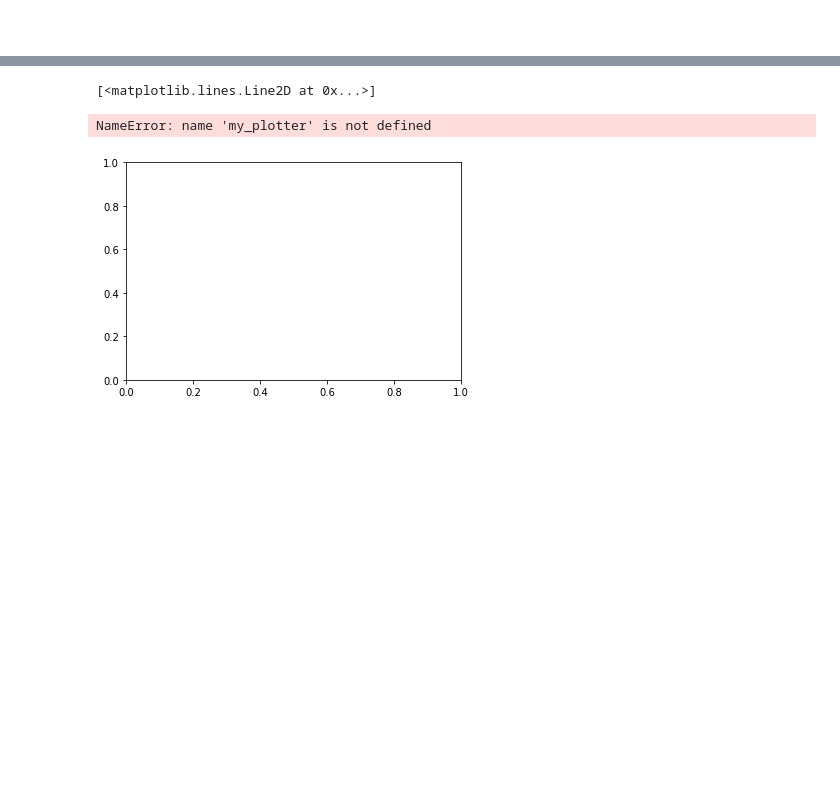
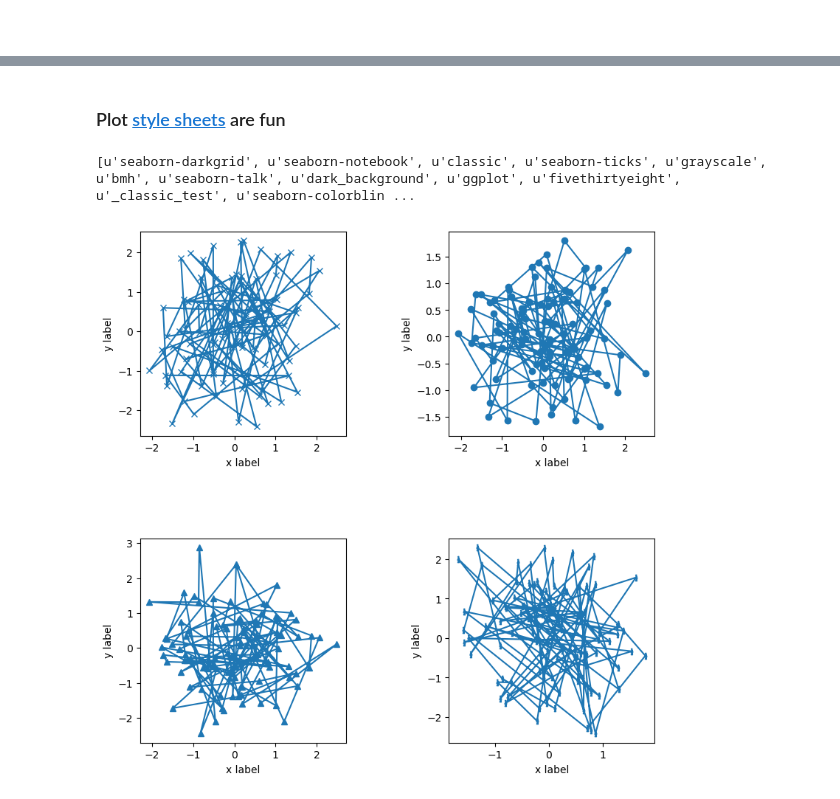
Before and after one commit to kamuda1/THW-Presentations, a Jupyter notebook: data-visualization/Matplotlib Best Practices.ipynb, the cells around one changed output, grey strips where cells are left out. Saved outputs shown, nothing was run; the diff lists cells and outputs as text; code cells hidden in the pictures; blank space fills up the shorter version.

```diff
--- a/data-visualization/Matplotlib Best Practices.ipynb
+++ b/data-visualization/Matplotlib Best Practices.ipynb
@@ -146,17 +175,17 @@ fig.savefig('foo.png')
 # %%
-def my_plotter(ax, data1, data2, param_dict):
+def my_ax_plotter(ax, data_x, data_y, param_dict={}):
     """
-    A helper function to make a graph
+    A helper function to plot on axes
 
     Parameters
     ----------
     ax : Axes
         The axes to draw to
 
-    data1 : array
+    data_x : array
        The x data
 
-    data2 : array
+    data_y : array
        The y data
 
     param_dict : dict
@@ -164,12 +193,12 @@ def my_plotter(ax, data1, data2, param_dict):
 
     Returns
     -------
-    out : list
+    ax : list
         list of artists added
     """
-    out = ax.plot(data1, data2, **param_dict)
-    return out
+
+    ax.plot(data_x, data_y, **param_dict)
+    ax.set_xlabel('x label')
+    ax.set_ylabel('y label')
+
+    return ax
-# %%
-ax.plot(data1, data2, **{'marker': 'x'})
-# %% [output]
-[<matplotlib.lines.Line2D at 0x...>]
@@ -176,8 +249,13 @@ ax.plot(data1, data2, **{'marker': 'x'})
+# %% [markdown]
+### Plot [style sheets](https://matplotlib.org/users/style_sheets.html) are fun
+# %%
+print(plt.style.available)
+# %% [output]
+[u'seaborn-darkgrid', u'seaborn-notebook', u'classic', u'seaborn-ticks', u'grayscale', u'bmh', u'seaborn-talk', u'dark_background', u'ggplot', u'fivethirtyeight', u'_classic_test', u'seaborn-colorblin ...
 # %%
 data1, data2, data3, data4 = np.random.randn(4, 100)
-fig, ax = plt.subplots()
-artists = my_plotter(ax, data1, data2, {'marker': 'x'})
+
+fig, ax = my_fig_plotter(data1, data2, data3, data4)
 # %% [output]
-NameError: name 'my_plotter' is not defined
-[figure, old version]
+[figure, new version]
 # %%
```
Also changed, not shown: parts of 18 cells of this notebook.
